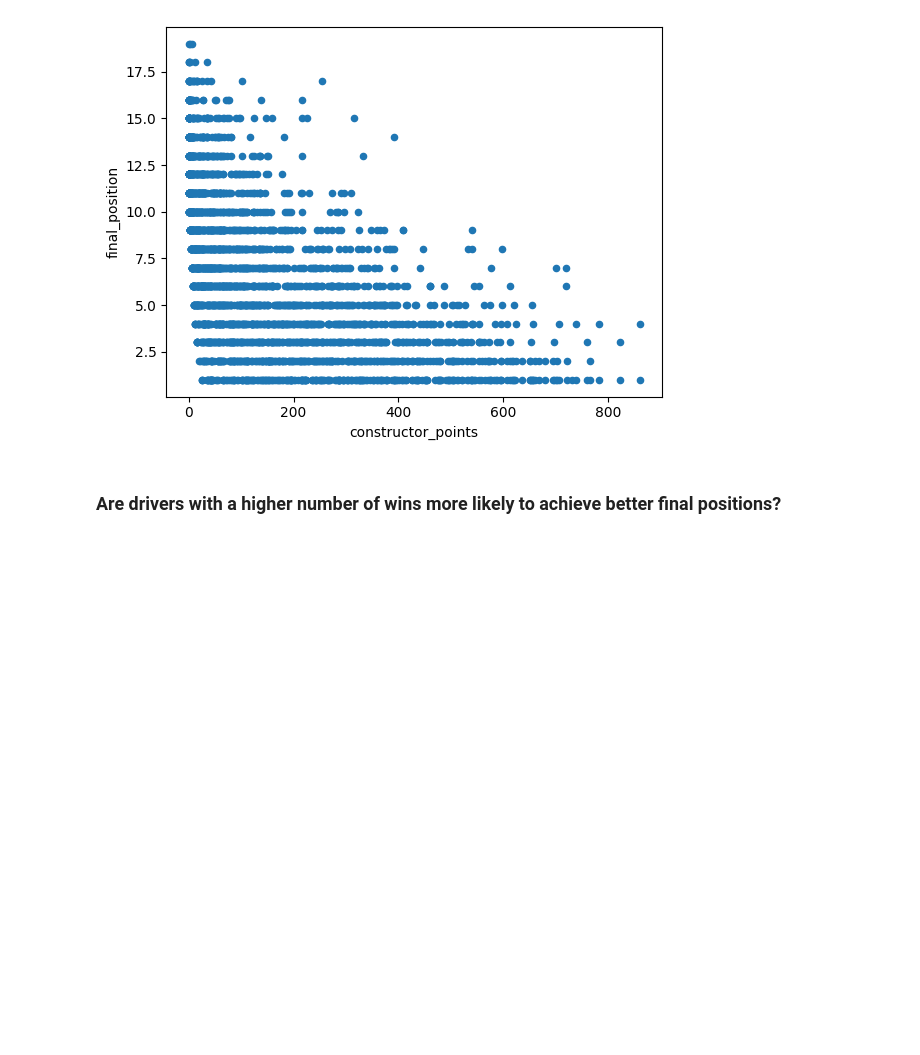
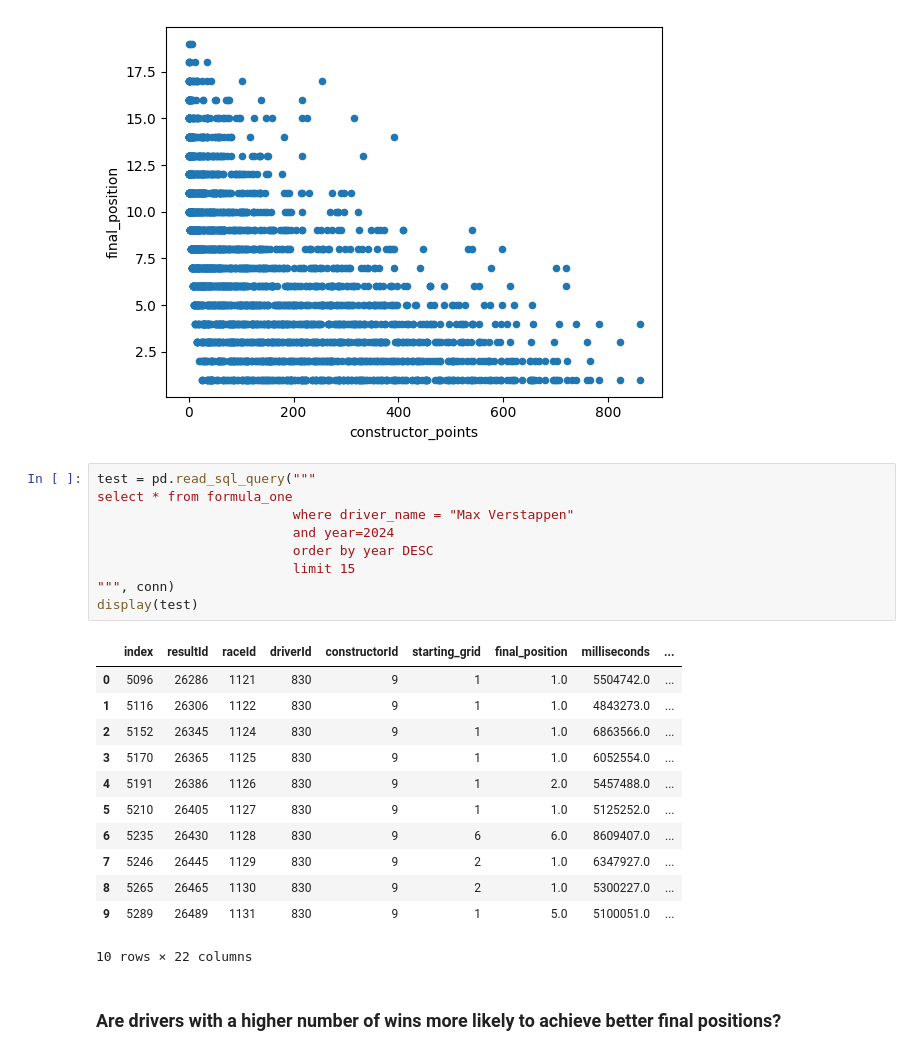
Before and after one commit to jennydang61/Driver-Performance-Prediction, a Jupyter notebook: formula1.ipynb, the cells around one changed output. Cells and saved outputs as stored; diff of their text form; blank space fills up the shorter version.

```diff
--- a/formula1.ipynb
+++ b/formula1.ipynb
@@ -801,6 +831,28 @@ constructor_points_influence.plot(kind='scatter', x='constructor_points', y='fin
 2894 rows × 3 columns
 <Axes: xlabel='constructor_points', ylabel='final_position'>
 [figure]
+# %%
+test = pd.read_sql_query("""
+select * from formula_one
+                         where driver_name = "Max Verstappen"
+                         and year=2024
+                         order by year DESC
+                         limit 15
+""", conn)
+display(test)
+# %% [output]
+|  | index | resultId | raceId | driverId | constructorId | starting_grid | final_position | milliseconds | ... |
+| 0 | 5096 | 26286 | 1121 | 830 | 9 | 1 | 1.0 | 5504742.0 | ... |
+| 1 | 5116 | 26306 | 1122 | 830 | 9 | 1 | 1.0 | 4843273.0 | ... |
+| 2 | 5152 | 26345 | 1124 | 830 | 9 | 1 | 1.0 | 6863566.0 | ... |
+| 3 | 5170 | 26365 | 1125 | 830 | 9 | 1 | 1.0 | 6052554.0 | ... |
+| 4 | 5191 | 26386 | 1126 | 830 | 9 | 1 | 2.0 | 5457488.0 | ... |
+| 5 | 5210 | 26405 | 1127 | 830 | 9 | 1 | 1.0 | 5125252.0 | ... |
+| 6 | 5235 | 26430 | 1128 | 830 | 9 | 6 | 6.0 | 8609407.0 | ... |
+| 7 | 5246 | 26445 | 1129 | 830 | 9 | 2 | 1.0 | 6347927.0 | ... |
+| 8 | 5265 | 26465 | 1130 | 830 | 9 | 2 | 1.0 | 5300227.0 | ... |
+| 9 | 5289 | 26489 | 1131 | 830 | 9 | 1 | 5.0 | 5100051.0 | ... |
+10 rows × 22 columns
 # %% [markdown]
 ### Are drivers with a higher number of wins more likely to achieve better final positions?
 # %%
```
Also changed, not shown: parts of 8 cells of this notebook.
